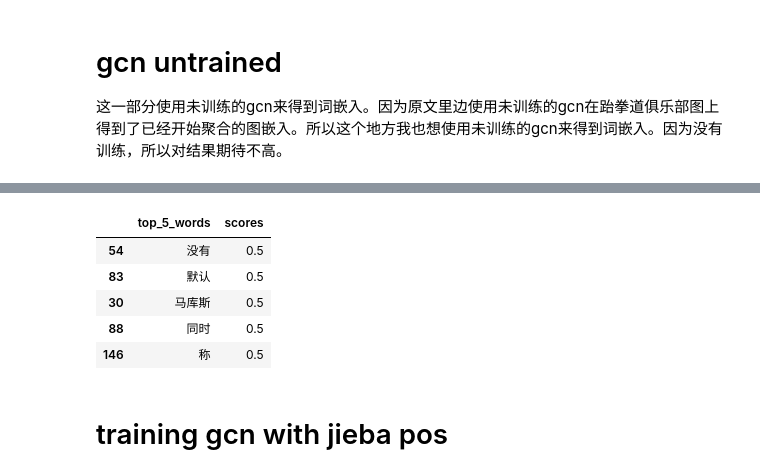
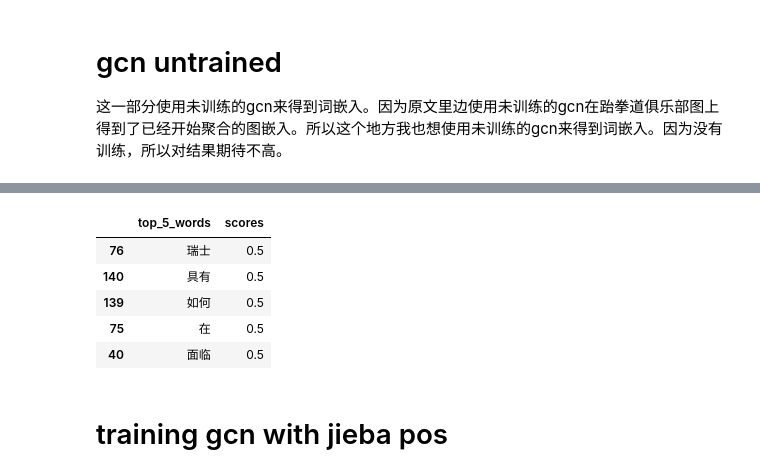
Before and after one commit to XufengXufengXufeng/try_gcn, a Jupyter notebook: gcn_word2vec.ipynb, the cells around one changed output, grey strips where cells are left out. Drawn from its saved outputs; the diff is of its cells as text; code cells hidden in the pictures.

Commit message:
fix random gcn
change the random node feature to identity matrix.

```diff
--- a/gcn_word2vec.ipynb
+++ b/gcn_word2vec.ipynb
@@ -173,7 +173,7 @@ get_top_similar_words('表示',list(G.nodes))
 # %%
 indeces = list(G.nodes)
 # %%
-def gcn_layer(dad,inputs,dims=50):
+def gcn_layer(dad,inputs,dims=len(G.nodes())):
     """
     一个gcn层，提前算好的D*A*D（DAD）。
     """
@@ -189,7 +189,8 @@ def gcn_embed(n_gcn=2):
     adj = adj+np.eye(adj.shape[0])
     dad = adj.dot(np.diag(np.power(adj.sum(1),-0.5))).T.dot(np.diag(np.power(adj.sum(1),-0.5)))
     #inputs = np.ones((dad.shape[0],50))
-    inputs = np.random.random((dad.shape[0],50))
+    #inputs = np.random.random((dad.shape[0],50))
+    inputs = np.diag(np.ones(len(G.nodes())))
     for _ in range(n_gcn):
         inputs = gcn_layer(dad,inputs)
     return inputs
@@ -228,12 +229,12 @@ compare_words("表示","称",gcn_embeddings)
 # %%
-get_top_similar_words("表示",gcn_embeddings,k=5)
+get_top_similar_words("日内瓦",gcn_embeddings,k=5)
 # %% [output]
 |  | top_5_words | scores |
-| 54 | 没有 | 0.5 |
-| 83 | 默认 | 0.5 |
-| 30 | 马库斯 | 0.5 |
-| 88 | 同时 | 0.5 |
-| 146 | 称 | 0.5 |
+| 76 | 瑞士 | 0.5 |
+| 140 | 具有 | 0.5 |
+| 139 | 如何 | 0.5 |
+| 75 | 在 | 0.5 |
+| 40 | 面临 | 0.5 |
 # %% [markdown]
 # training gcn with jieba pos
 # %% [markdown]
```
Also changed, not shown: parts of 1 cell of this notebook.
